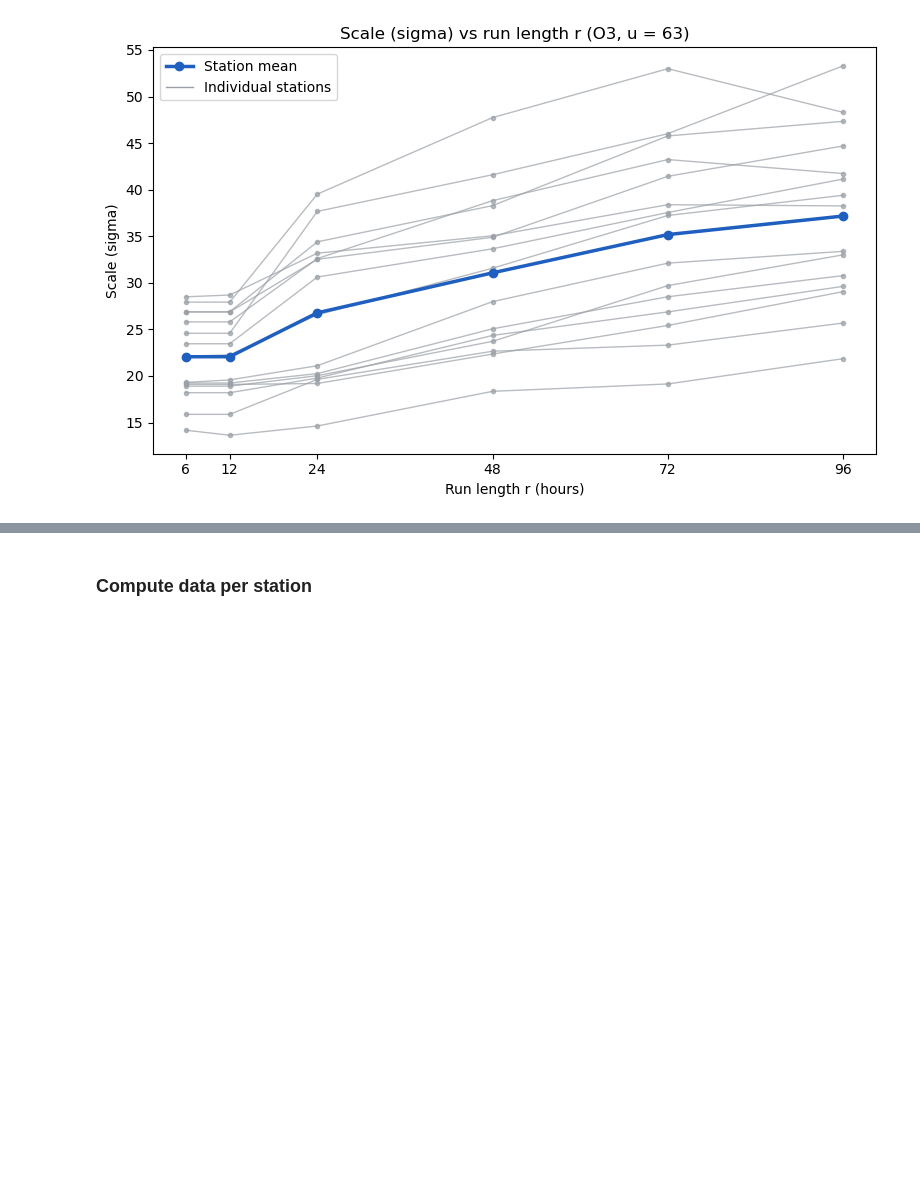
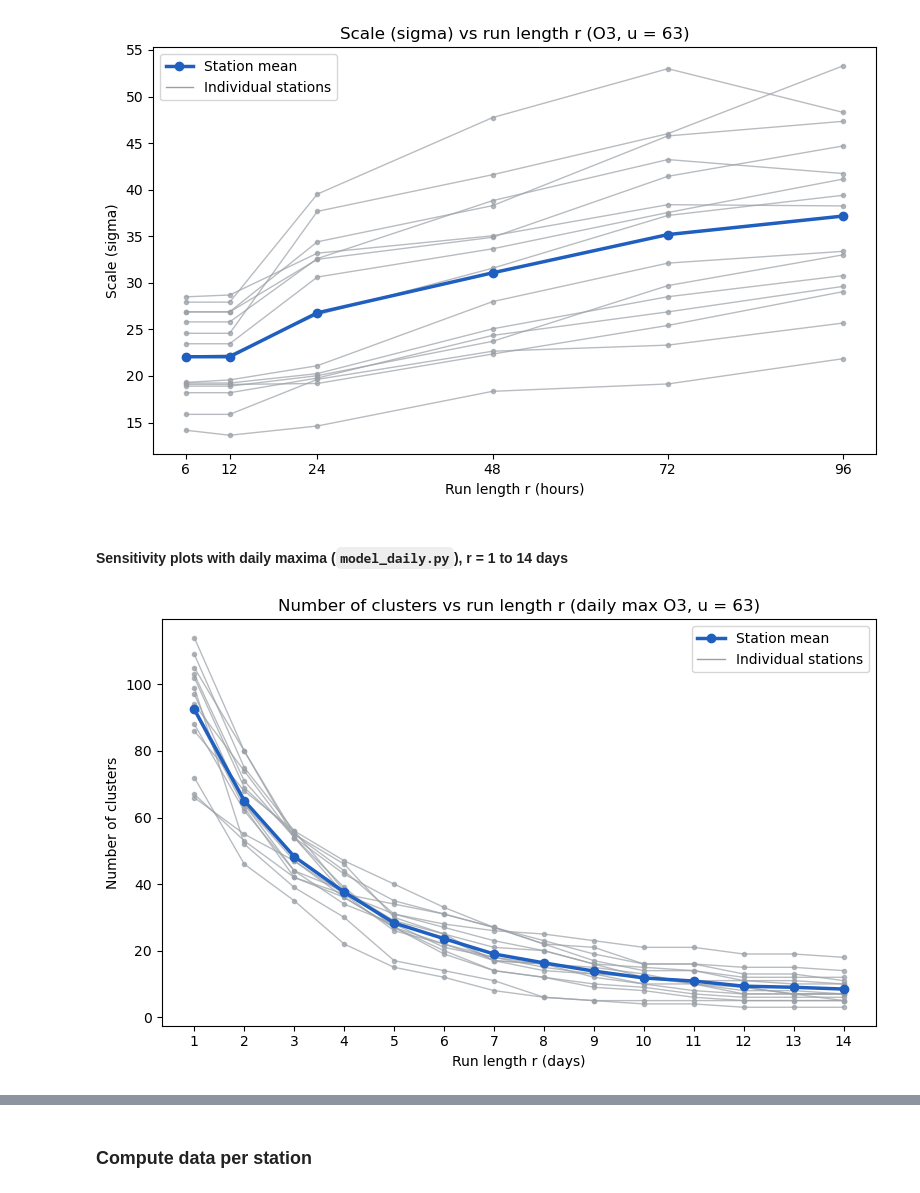
Before and after one commit to RicardoSalgadoB/MultiReto, a Jupyter notebook: notebooks/Etapa_final_2.ipynb, the cells around one changed output, grey strips where cells are left out. Drawn from its saved outputs; the diff is of its cells as text; code cells hidden in the pictures; blank space fills up the shorter version.

Commit message:
graficas de model daily

```diff
--- a/notebooks/Etapa_final_2.ipynb
+++ b/notebooks/Etapa_final_2.ipynb
@@ -285,3 +285,45 @@ plt.tight_layout()
 plt.show()
 # %% [output]
 [figure]
+# %% [markdown]
+#### Sensitivity plots with daily maxima (`model_daily.py`), r = 1 to 14 days
+# %%
+# Daily-maximum series (as in src/model_daily.py), r in days
+rs_daily = list(range(1, 15))
+u = 63
+stations["sensitivity_daily"] = {}
+for station in STATIONS:
+    d = df[df["Estacion"] == station].dropna(subset=["O3"])
+    x = d.loc[d.groupby(d.index.date)["O3"].idxmax(), "O3"]     # one value per day: the daily maximum
+    res = []
+    for r in rs_daily:
+        cl = runs_decluster(x, u, r)
+        try:
+            xi, sig = fit_gpd(cl["peak"], u)
+        except Exception:
+            xi, sig = np.nan, np.nan
+        res.append({"r": r, "n_clusters": len(cl),
+                    "theta": len(cl) / (x > u).sum(),
+                    "xi": xi, "sigma": sig})
+    stations["sensitivity_daily"][station] = pd.DataFrame(res)
+# %%
+# R vs NUM CLUSTERS (daily maxima)
+GRAY, BLUE = "#9aa0a6", "#1f5fbf"
+
+fig, ax = plt.subplots(figsize=(8, 5))
+for station in STATIONS:
+    s = stations["sensitivity_daily"][station]
+    ax.plot(s["r"], s["n_clusters"], color=GRAY, alpha=0.7, lw=1, marker="o", ms=3)
+mean_curve = pd.concat([stations["sensitivity_daily"][st].set_index("r")["n_clusters"]
+                        for st in STATIONS], axis=1).mean(axis=1)
+ax.plot(mean_curve.index, mean_curve.values, color=BLUE, lw=2.5, marker="o", label="Station mean")
+ax.plot([], [], color=GRAY, lw=1, label="Individual stations")
+ax.set_xlabel("Run length r (days)")
+ax.set_ylabel("Number of clusters")
+ax.set_title("Number of clusters vs run length r (daily max O3, u = 63)")
+ax.set_xticks(rs_daily)
+ax.legend()
+plt.tight_layout()
+plt.show()
+# %% [output]
+[figure, added]
```
Also changed, not shown: parts of 3 cells of this notebook.
